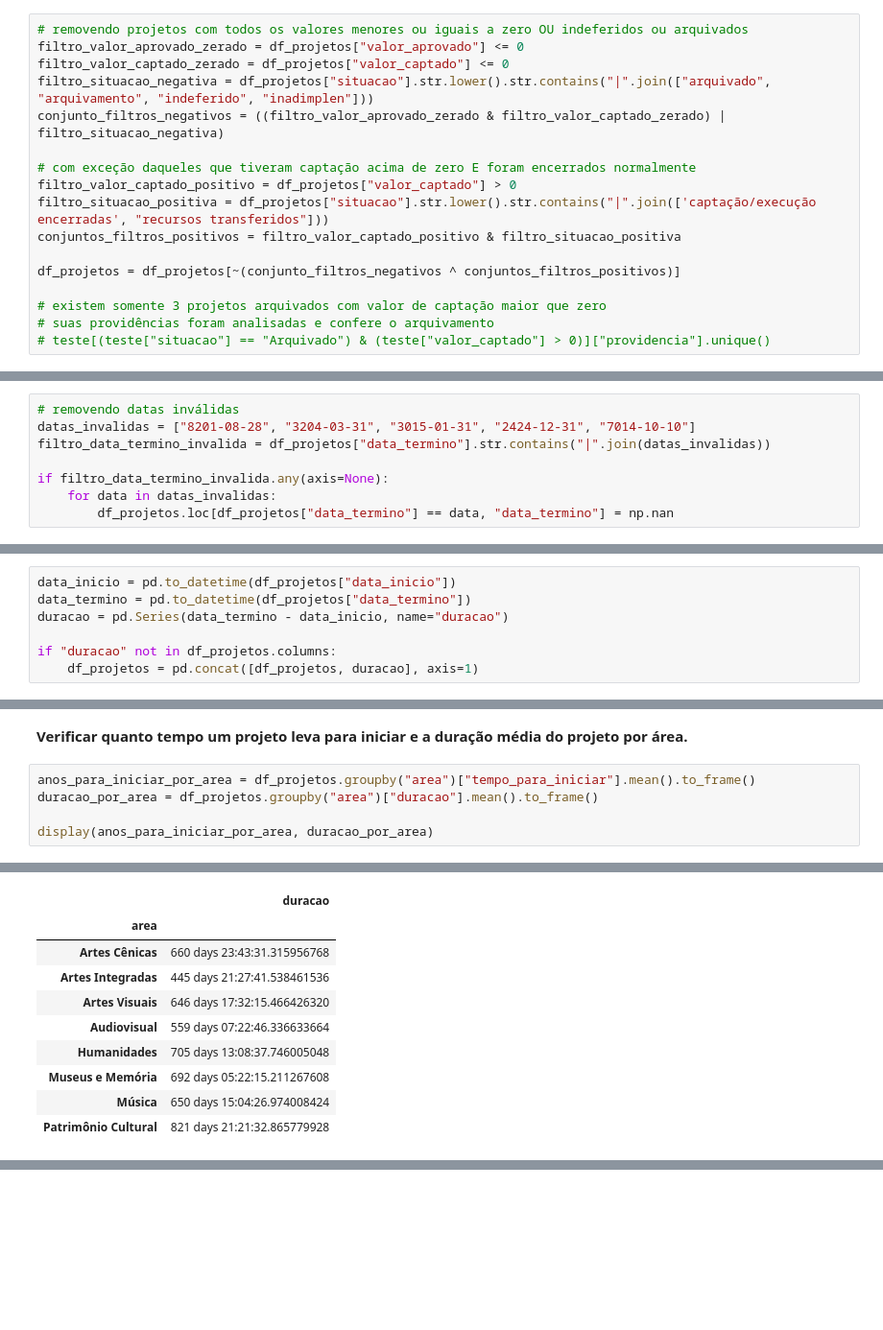
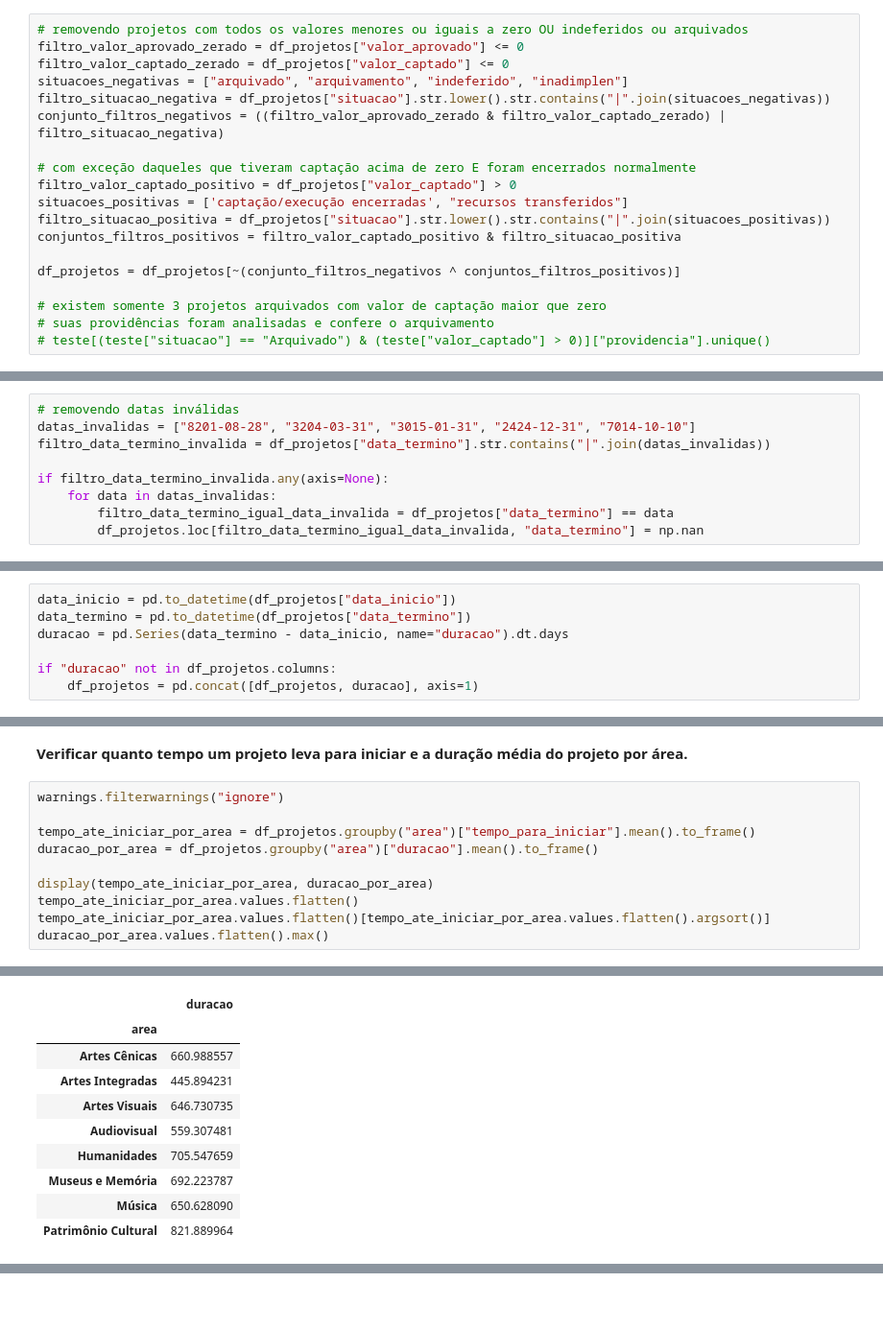
Before and after one commit to lorenaaxbastos/santander-coders-projects, a Jupyter notebook: Unit 2 - Programming Techniques I (PY)/Projeto EDA - Análise do Dataset da Lei Rouanet.ipynb, the cells around one changed output, grey strips where cells are left out. Shown at 96% size. Cells and saved outputs as stored; diff of their text form; blank space fills up the shorter version.

```diff
--- a/Unit 2 - Programming Techniques I (PY)/Projeto EDA - Análise do Dataset da Lei Rouanet.ipynb
+++ b/Unit 2 - Programming Techniques I (PY)/Projeto EDA - Análise do Dataset da Lei Rouanet.ipynb
@@ -126,12 +126,14 @@ df_projetos.drop_duplicates(inplace=True)
 # removendo projetos com todos os valores menores ou iguais a zero OU indeferidos ou arquivados
 filtro_valor_aprovado_zerado = df_projetos["valor_aprovado"] <= 0
 filtro_valor_captado_zerado = df_projetos["valor_captado"] <= 0
-filtro_situacao_negativa = df_projetos["situacao"].str.lower().str.contains("|".join(["arquivado", "arquivamento", "indeferido", "inadimplen"]))
+situacoes_negativas = ["arquivado", "arquivamento", "indeferido", "inadimplen"]
+filtro_situacao_negativa = df_projetos["situacao"].str.lower().str.contains("|".join(situacoes_negativas))
 conjunto_filtros_negativos = ((filtro_valor_aprovado_zerado & filtro_valor_captado_zerado) | filtro_situacao_negativa)
 
 # com exceção daqueles que tiveram captação acima de zero E foram encerrados normalmente
 filtro_valor_captado_positivo = df_projetos["valor_captado"] > 0
-filtro_situacao_positiva = df_projetos["situacao"].str.lower().str.contains("|".join(['captação/execução encerradas', "recursos transferidos"]))
+situacoes_positivas = ['captação/execução encerradas', "recursos transferidos"]
+filtro_situacao_positiva = df_projetos["situacao"].str.lower().str.contains("|".join(situacoes_positivas))
 conjuntos_filtros_positivos = filtro_valor_captado_positivo & filtro_situacao_positiva
 
 df_projetos = df_projetos[~(conjunto_filtros_negativos ^ conjuntos_filtros_positivos)]
@@ -153,7 +155,8 @@ filtro_data_termino_invalida = df_projetos["data_termino"].str.contains("|".join
 
 if filtro_data_termino_invalida.any(axis=None):
     for data in datas_invalidas:
-        df_projetos.loc[df_projetos["data_termino"] == data, "data_termino"] = np.nan
+        filtro_data_termino_igual_data_invalida = df_projetos["data_termino"] == data
+        df_projetos.loc[filtro_data_termino_igual_data_invalida, "data_termino"] = np.nan
 # %%
 # convertendo datas para datetime
 df_projetos["data_inicio"] = pd.to_datetime(df_projetos["data_inicio"])
@@ -315,7 +319,7 @@ df_projetos.drop("objetivos", axis=1, inplace=True)
 # %%
 data_inicio = pd.to_datetime(df_projetos["data_inicio"])
 data_termino = pd.to_datetime(df_projetos["data_termino"])
-duracao = pd.Series(data_termino - data_inicio, name="duracao")
+duracao = pd.Series(data_termino - data_inicio, name="duracao").dt.days
 
 if "duracao" not in df_projetos.columns:
     df_projetos = pd.concat([df_projetos, duracao], axis=1)
@@ -660,28 +664,33 @@ plt.show()
 # %% [markdown]
 **Verificar quanto tempo um projeto leva para iniciar e a duração média do projeto por área.**
 # %%
-anos_para_iniciar_por_area = df_projetos.groupby("area")["tempo_para_iniciar"].mean().to_frame()
+warnings.filterwarnings("ignore")
+
+tempo_ate_iniciar_por_area = df_projetos.groupby("area")["tempo_para_iniciar"].mean().to_frame()
 duracao_por_area = df_projetos.groupby("area")["duracao"].mean().to_frame()
 
-display(anos_para_iniciar_por_area, duracao_por_area)
+display(tempo_ate_iniciar_por_area, duracao_por_area)
+tempo_ate_iniciar_por_area.values.flatten()
+tempo_ate_iniciar_por_area.values.flatten()[tempo_ate_iniciar_por_area.values.flatten().argsort()]
+duracao_por_area.values.flatten().max()
 # %% [output]
 |  | tempo_para_iniciar |
 | area |  |
 | Artes Cênicas | 191.866545 |
 | Artes Integradas | 233.549279 |
 | Artes Visuais | 220.483269 |
 | Audiovisual | 279.328520 |
 | Humanidades | 170.593356 |
 | Museus e Memória | 238.927230 |
 | Música | 189.636197 |
 | Patrimônio Cultural | 232.973851 |
 |  | duracao |
 | area |  |
-| Artes Cênicas | 660 days 23:43:31.315956768 |
-| Artes Integradas | 445 days 21:27:41.538461536 |
-| Artes Visuais | 646 days 17:32:15.466426320 |
-| Audiovisual | 559 days 07:22:46.336633664 |
-| Humanidades | 705 days 13:08:37.746005048 |
-| Museus e Memória | 692 days 05:22:15.211267608 |
-| Música | 650 days 15:04:26.974008424 |
-| Patrimônio Cultural | 821 days 21:21:32.865779928 |
+| Artes Cênicas | 660.988557 |
+| Artes Integradas | 445.894231 |
+| Artes Visuais | 646.730735 |
+| Audiovisual | 559.307481 |
+| Humanidades | 705.547659 |
+| Museus e Memória | 692.223787 |
+| Música | 650.628090 |
+| Patrimônio Cultural | 821.889964 |
```
Also changed, not shown: parts of 14 cells of this notebook.
